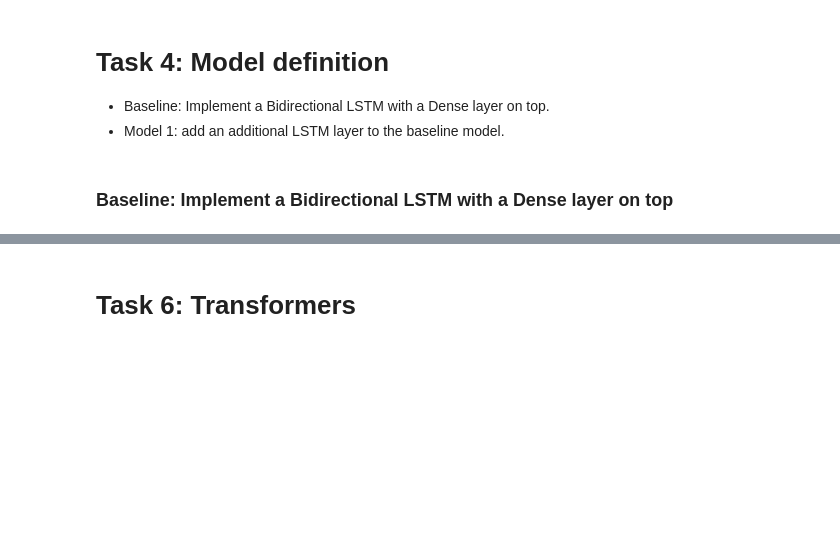
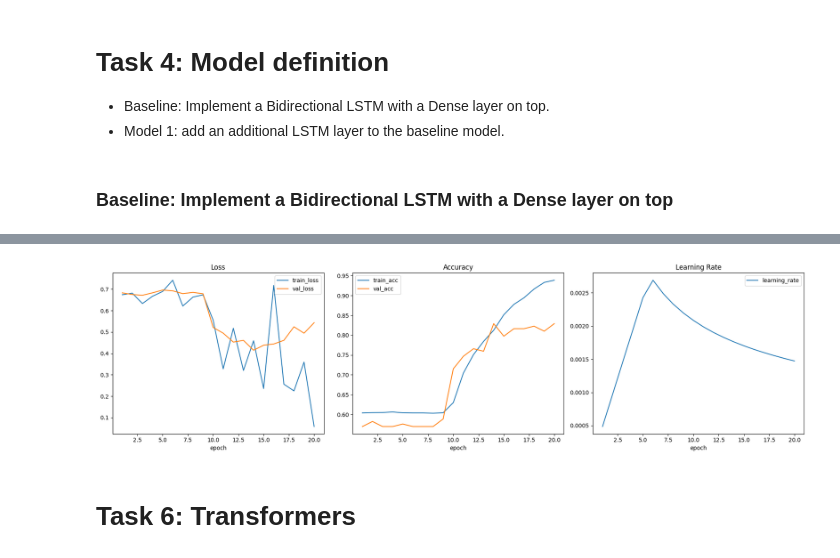
Before and after one commit to MatteoFasulo/Sexism-detection, a Jupyter notebook: assignment_1.ipynb, the cells around one changed output, grey strips where cells are left out. Cells and saved outputs as stored; diff of their text form; code cells hidden in the pictures; blank space fills up the shorter version.

Commit message:
LSTM with warmup scheduler (from Attention is all you need), code refactoring of the class and charts for loss, accuracy and learning rate

```diff
--- a/assignment_1.ipynb
+++ b/assignment_1.ipynb
@@ -530 +744,3 @@ validation_data = torch.utils.data.DataLoader(
+# %%
+history = pd.DataFrame(columns=['epoch', 'train_loss', 'val_loss', 'train_acc', 'val_acc', 'learning_rate'])
 # %%
@@ -606,3 +867,14 @@ Epoch 20/20 - Loss: 0.0068 - Val Loss: 0.0235 - Val Acc: 0.8291
+# %%
+fig, axes = plt.subplots(1, 3, figsize=(18, 5))
+
+history.plot(x='epoch', y=['train_loss', 'val_loss'], title='Loss', ax=axes[0])
+history.plot(x='epoch', y=['train_acc', 'val_acc'], title='Accuracy', ax=axes[1])
+history.plot(x='epoch', y='learning_rate', title='Learning Rate', ax=axes[2])
+
+plt.tight_layout()
+plt.show()
+# %% [output]
+[figure, added]
 # %% [markdown]
 # Task 6: Transformers
 # %% [markdown]
```
Also changed, not shown: parts of 35 cells of this notebook, 3 other files.
